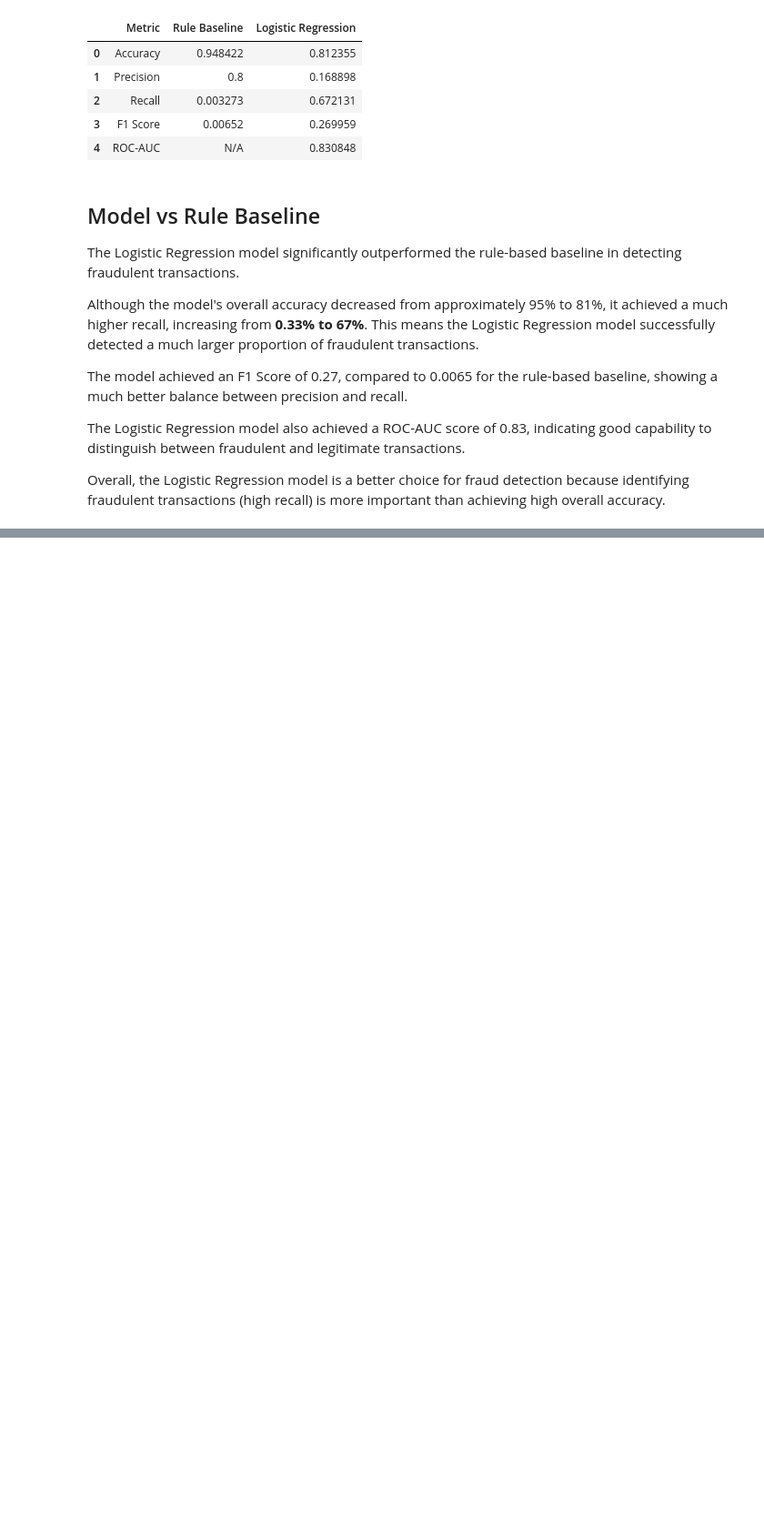
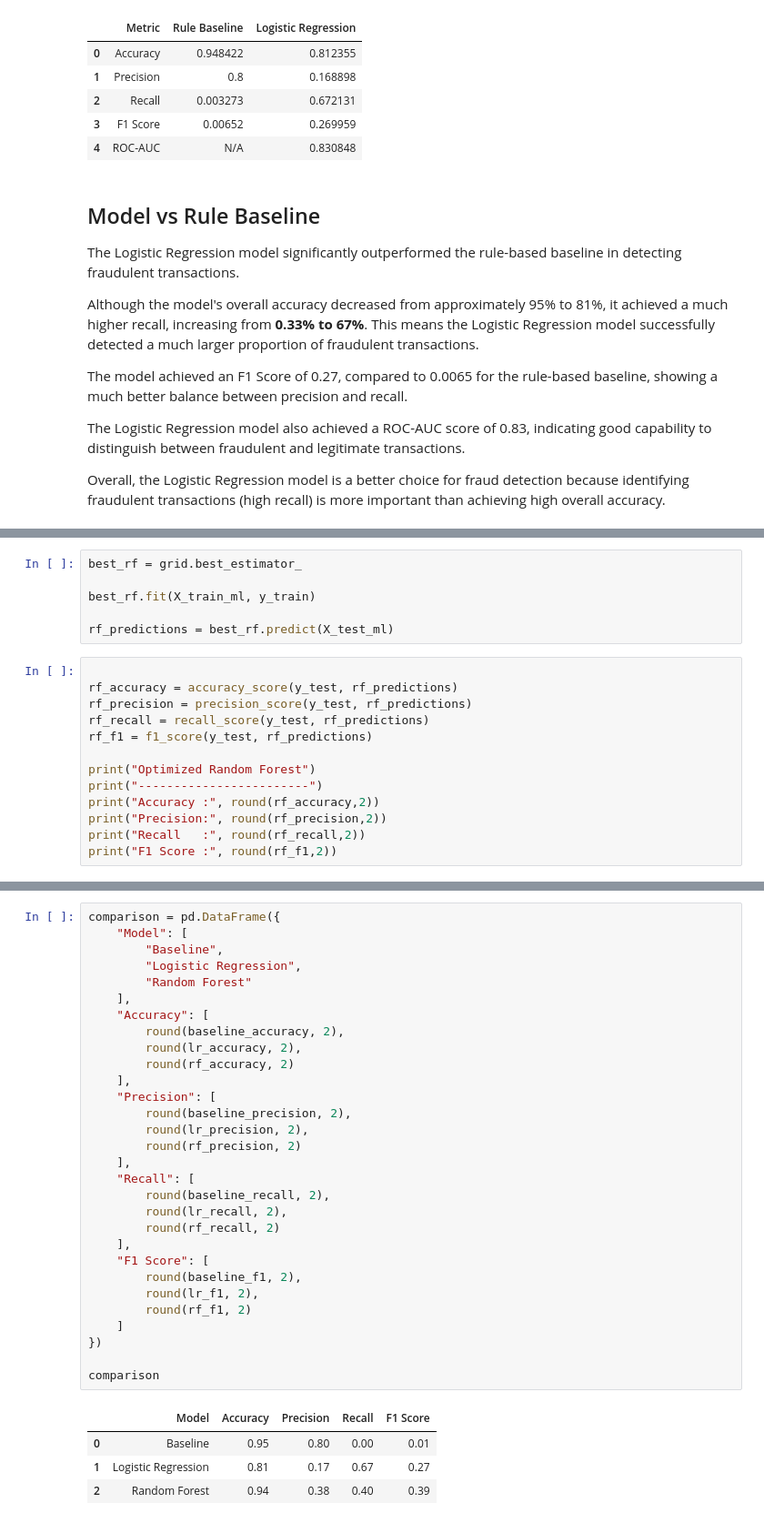
Before and after one commit to Bhav-creator452/order-risk-platform, a Jupyter notebook: notebooks/load_data.ipynb, the cells around one changed output, grey strips where cells are left out. Shown at 91% size. Cells and saved outputs as stored; diff of their text form; blank space fills up the shorter version.

```diff
--- a/notebooks/load_data.ipynb
+++ b/notebooks/load_data.ipynb
@@ -1068,0 +1244,19 @@ Overall, the Logistic Regression model is a better choice for fraud detection be
+# %%
+best_rf = grid.best_estimator_
+
+best_rf.fit(X_train_ml, y_train)
+
+rf_predictions = best_rf.predict(X_test_ml)
+# %%
+
+rf_accuracy = accuracy_score(y_test, rf_predictions)
+rf_precision = precision_score(y_test, rf_predictions)
+rf_recall = recall_score(y_test, rf_predictions)
+rf_f1 = f1_score(y_test, rf_predictions)
+
+print("Optimized Random Forest")
+print("------------------------")
+print("Accuracy :", round(rf_accuracy,2))
+print("Precision:", round(rf_precision,2))
+print("Recall   :", round(rf_recall,2))
+print("F1 Score :", round(rf_f1,2))
@@ -1068,0 +1312,35 @@ Overall, the Logistic Regression model is a better choice for fraud detection be
+# %%
+comparison = pd.DataFrame({
+    "Model": [
+        "Baseline",
+        "Logistic Regression",
+        "Random Forest"
+    ],
+    "Accuracy": [
+        round(baseline_accuracy, 2),
+        round(lr_accuracy, 2),
+        round(rf_accuracy, 2)
+    ],
+    "Precision": [
+        round(baseline_precision, 2),
+        round(lr_precision, 2),
+        round(rf_precision, 2)
+    ],
+    "Recall": [
+        round(baseline_recall, 2),
+        round(lr_recall, 2),
+        round(rf_recall, 2)
+    ],
+    "F1 Score": [
+        round(baseline_f1, 2),
+        round(lr_f1, 2),
+        round(rf_f1, 2)
+    ]
+})
+
+comparison
+# %% [output]
+|  | Model | Accuracy | Precision | Recall | F1 Score |
+| 0 | Baseline | 0.95 | 0.80 | 0.00 | 0.01 |
+| 1 | Logistic Regression | 0.81 | 0.17 | 0.67 | 0.27 |
+| 2 | Random Forest | 0.94 | 0.38 | 0.40 | 0.39 |
```
Also changed, not shown: parts of 25 cells of this notebook.
